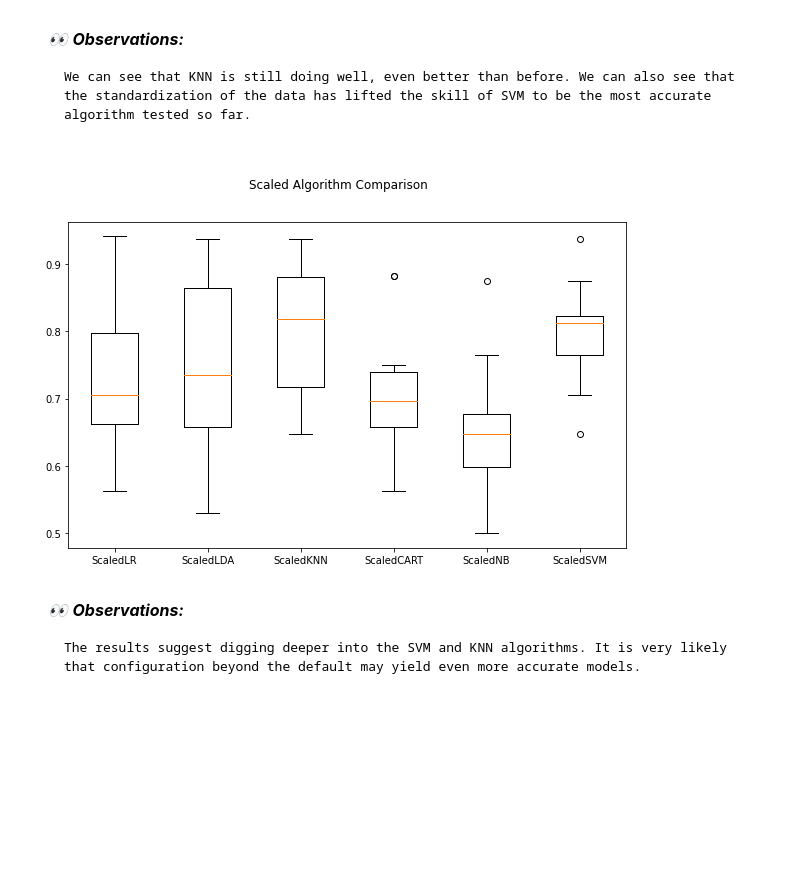
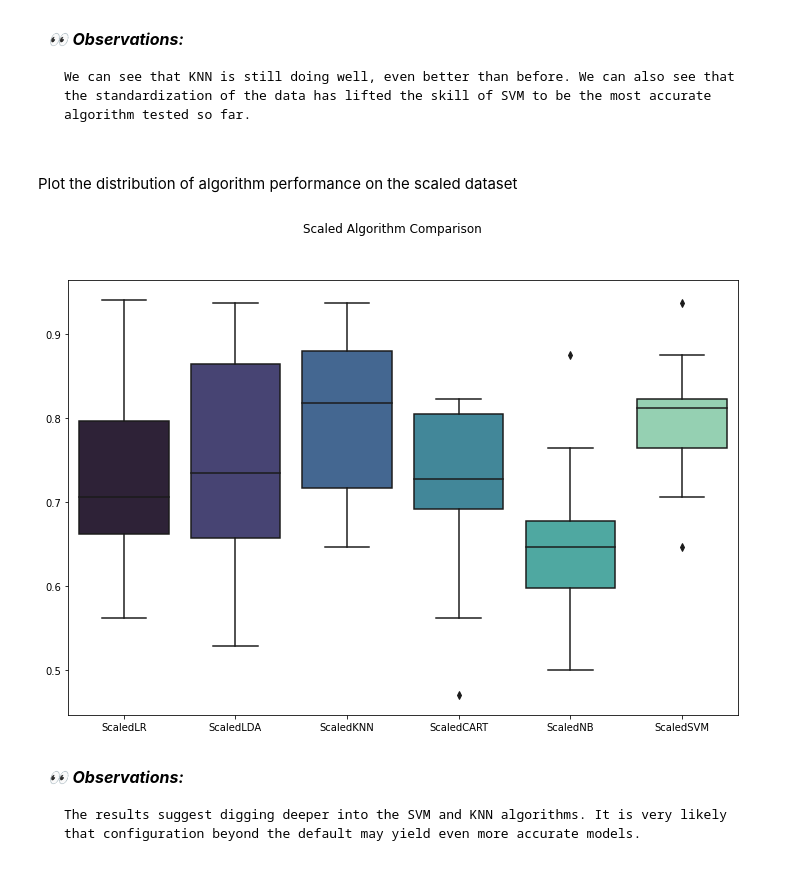
Before and after one commit to vainero/Sonar-Mines-vs-Rocks_Binary-Classification, a Jupyter notebook: sonar-mines-vs-rocks-binary-classification.ipynb, the cells around one changed output. Drawn from its saved outputs; the diff is of its cells as text; code cells hidden in the pictures; blank space fills up the shorter version.

```diff
--- a/sonar-mines-vs-rocks-binary-classification.ipynb
+++ b/sonar-mines-vs-rocks-binary-classification.ipynb
@@ -295,9 +304,10 @@ _👀 **Observations:**_
 # %%
 # Box and wisker plots of algorithm preformance
-fig = plt.figure(figsize = (10,6))
+fig = plt.figure(figsize = (12,8))
 fig.suptitle('Algorithm Comparison')
 ax = fig.add_subplot(111)
-plt.boxplot(results)
+sns.boxplot(data = results)
 ax.set_xticklabels(names)
+sns.set_palette("mako")
 plt.show()
 # %% [output]
@@ -372,16 +382,19 @@ Model ScaledSVM:   mean: 0.796691     std: 0.077834
 _👀 **Observations:**_
 
     We can see that KNN is still doing well, even better than before. We can also see that the standardization of the data has lifted the skill of SVM to be the most accurate algorithm tested so far.
+# %% [markdown]
+Plot the distribution of algorithm performance on the scaled dataset
 # %%
 # Plot the distribution of algorithm performance on the scaled dataset
-fig = plt.figure(figsize = (10,6))
+fig = plt.figure(figsize = (12,8))
 fig.suptitle('Scaled Algorithm Comparison')
 ax = fig.add_subplot(111)
-plt.boxplot(results)
+sns.boxplot(data = results)
 ax.set_xticklabels(names)
+sns.set_palette("mako")
 plt.show()
 # %% [output]
-[figure, old version]
+[figure, new version]
 # %% [markdown]
 <div style="border-radius:10px;
             background-color:#ffffff;
```
Also changed, not shown: parts of 13 cells of this notebook.
